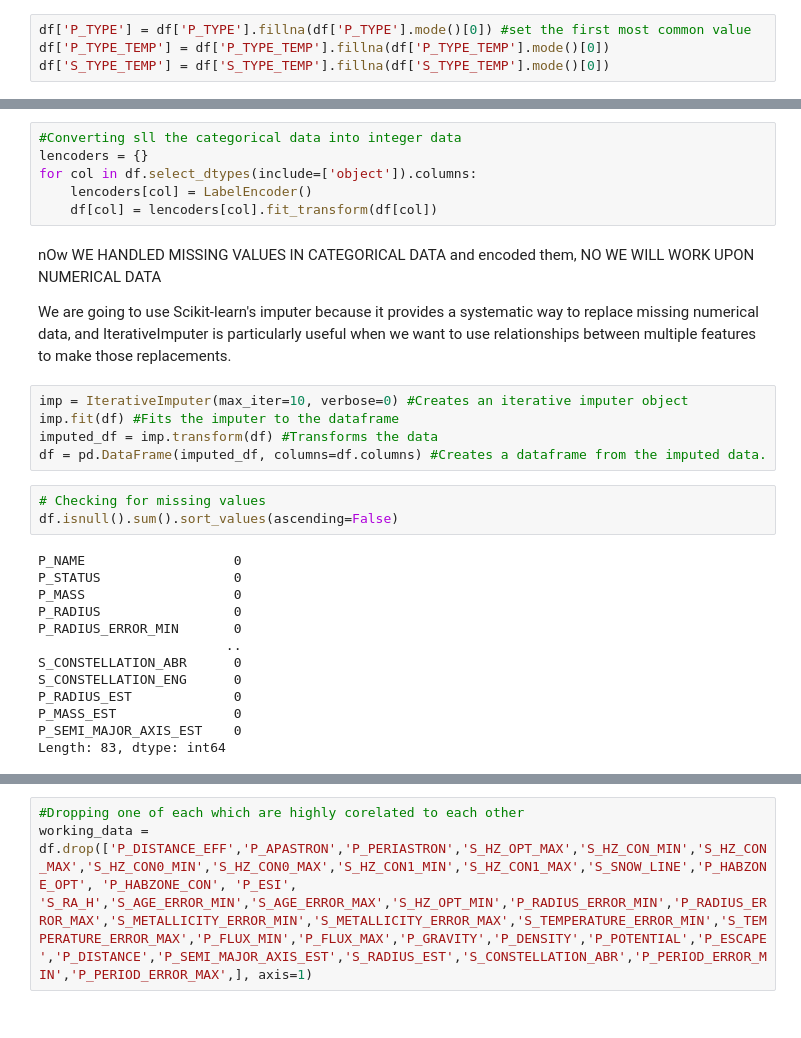
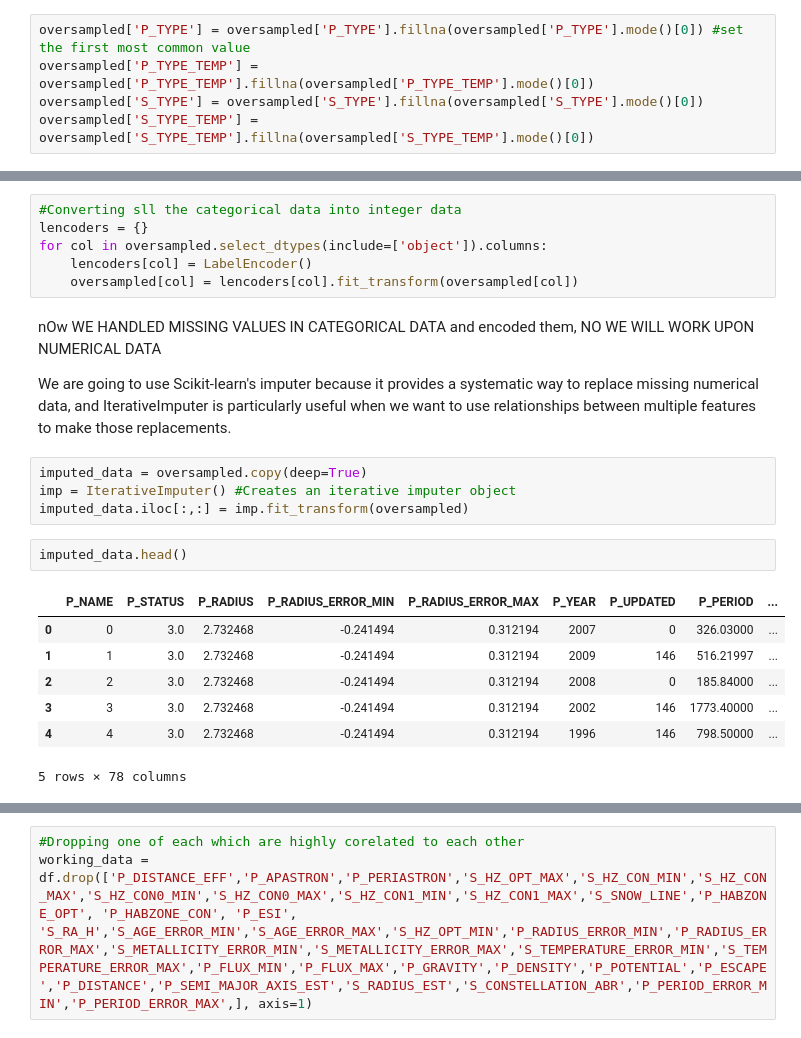
Before and after one commit to Ridima28/Exoplanet-Habitability-Classification, a Jupyter notebook: models/main.ipynb, the cells around one changed output, grey strips where cells are left out. Drawn from its saved outputs; the diff is of its cells as text.

```diff
--- a/models/main.ipynb
+++ b/models/main.ipynb
@@ -314,4 +307,5 @@ TO handle the missing values, we can impute them using mode
 # %%
-df['P_TYPE'] = df['P_TYPE'].fillna(df['P_TYPE'].mode()[0]) #set the first most common value
-df['P_TYPE_TEMP'] = df['P_TYPE_TEMP'].fillna(df['P_TYPE_TEMP'].mode()[0])
-df['S_TYPE_TEMP'] = df['S_TYPE_TEMP'].fillna(df['S_TYPE_TEMP'].mode()[0])
+oversampled['P_TYPE'] = oversampled['P_TYPE'].fillna(oversampled['P_TYPE'].mode()[0]) #set the first most common value
+oversampled['P_TYPE_TEMP'] = oversampled['P_TYPE_TEMP'].fillna(oversampled['P_TYPE_TEMP'].mode()[0])
+oversampled['S_TYPE'] = oversampled['S_TYPE'].fillna(oversampled['S_TYPE'].mode()[0])
+oversampled['S_TYPE_TEMP'] = oversampled['S_TYPE_TEMP'].fillna(oversampled['S_TYPE_TEMP'].mode()[0])
@@ -318,31 +314,24 @@ df['S_TYPE_TEMP'] = df['S_TYPE_TEMP'].fillna(df['S_TYPE_TEMP'].mode()[0])
 # %%
 #Converting sll the categorical data into integer data
 lencoders = {}
-for col in df.select_dtypes(include=['object']).columns:
+for col in oversampled.select_dtypes(include=['object']).columns:
     lencoders[col] = LabelEncoder()
-    df[col] = lencoders[col].fit_transform(df[col])
+    oversampled[col] = lencoders[col].fit_transform(oversampled[col])
 # %% [markdown]
 nOw WE HANDLED MISSING VALUES IN CATEGORICAL DATA and encoded them, NO WE WILL WORK UPON NUMERICAL DATA
 
 We are going to use Scikit-learn's imputer because it provides a systematic way to replace missing numerical data, and IterativeImputer is particularly useful when we want to use relationships between multiple features to make those replacements.
 # %%
-imp = IterativeImputer(max_iter=10, verbose=0) #Creates an iterative imputer object
-imp.fit(df) #Fits the imputer to the dataframe
-imputed_df = imp.transform(df) #Transforms the data
-df = pd.DataFrame(imputed_df, columns=df.columns) #Creates a dataframe from the imputed data.
+imputed_data = oversampled.copy(deep=True)
+imp = IterativeImputer() #Creates an iterative imputer object
+imputed_data.iloc[:,:] = imp.fit_transform(oversampled)
 # %%
-# Checking for missing values
-df.isnull().sum().sort_values(ascending=False)
+imputed_data.head()
 # %% [output]
+|  | P_NAME | P_STATUS | P_RADIUS | P_RADIUS_ERROR_MIN | P_RADIUS_ERROR_MAX | P_YEAR | P_UPDATED | P_PERIOD | ... |
+| 0 | 0 | 3.0 | 2.732468 | -0.241494 | 0.312194 | 2007 | 0 | 326.03000 | ... |
+| 1 | 1 | 3.0 | 2.732468 | -0.241494 | 0.312194 | 2009 | 146 | 516.21997 | ... |
+| 2 | 2 | 3.0 | 2.732468 | -0.241494 | 0.312194 | 2008 | 0 | 185.84000 | ... |
+| 3 | 3 | 3.0 | 2.732468 | -0.241494 | 0.312194 | 2002 | 146 | 1773.40000 | ... |
+| 4 | 4 | 3.0 | 2.732468 | -0.241494 | 0.312194 | 1996 | 146 | 798.50000 | ... |
-P_NAME                   0
-P_STATUS                 0
-P_MASS                   0
-P_RADIUS                 0
-P_RADIUS_ERROR_MIN       0
-                        ..
-S_CONSTELLATION_ABR      0
-S_CONSTELLATION_ENG      0
-P_RADIUS_EST             0
-P_MASS_EST               0
-P_SEMI_MAJOR_AXIS_EST    0
-Length: 83, dtype: int64
+5 rows × 78 columns
```
Also changed, not shown: parts of 15 cells of this notebook, 9 other files.
